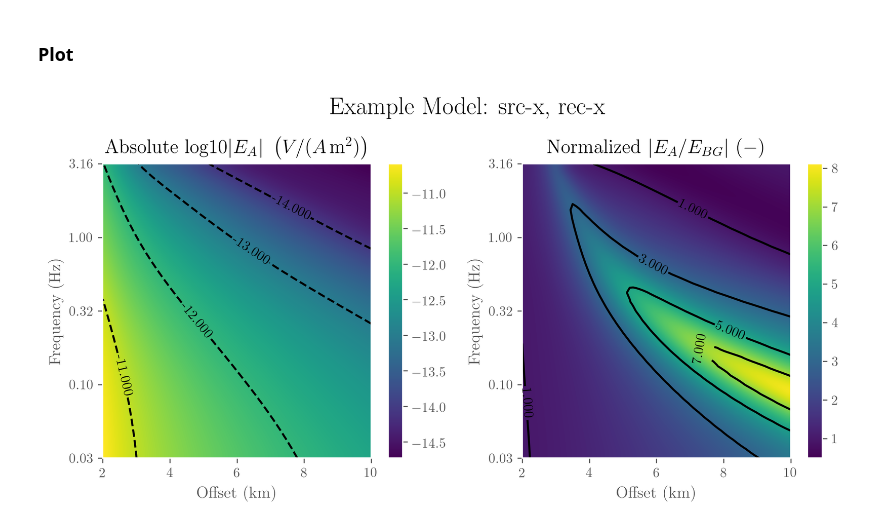
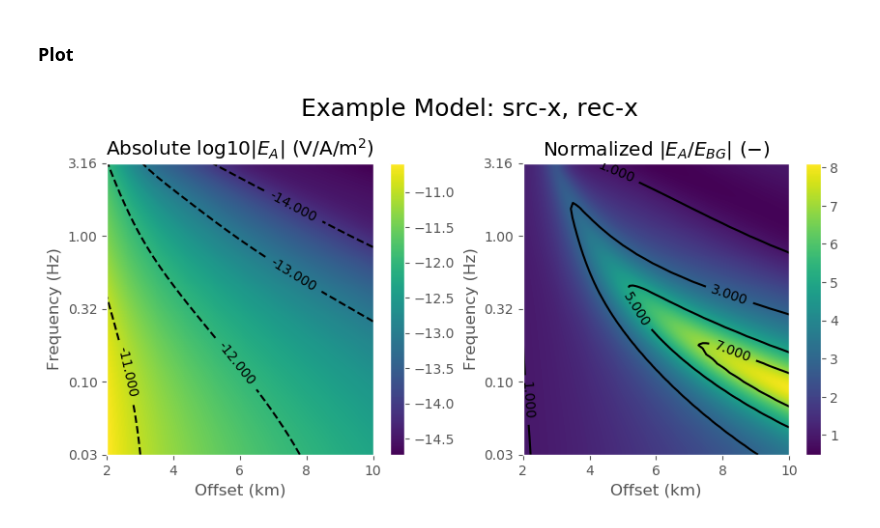
Before and after one commit to emsig/empymod-examples, a Jupyter notebook: 1a_Frequency_Single-and-Crossplot.ipynb, the cells around one changed output. Saved outputs shown, nothing was run; the diff lists cells and outputs as text; code cells hidden in the pictures.

```diff
--- a/1a_Frequency_Single-and-Crossplot.ipynb
+++ b/1a_Frequency_Single-and-Crossplot.ipynb
@@ -3,19 +3,13 @@
 # %%
 import numpy as np                      # NumPy
 import matplotlib.pyplot as plt         # Matplotlib
-from matplotlib import rcParams         # To adjust some plot settings
 
 from empymod import dipole, utils       # Load required empymod functions
-
-# Plot-style adjustments
-%matplotlib inline
-plt.style.use('ggplot')
-rcParams['figure.dpi'] = 300
-rcParams['savefig.dpi'] = 300
-rcParams['text.usetex'] = True
-rcParams['font.serif'] = 'Computer Modern Roman'
-rcParams['font.family'] = 'serif'
-rcParams['font.style'] = 'normal'
+# %%
+# Plot-style adjustments
+%matplotlib inline
+plt.style.use('ggplot')
+plt.rcParams['figure.dpi'] = 100
 # %% [markdown]
 ## Define models
 # %%
@@ -132,37 +126,37 @@ fig.subplots_adjust(wspace=.25, hspace=.4)
 
 # Plot absolute (amplitude) in log10
 ax1 = plt.subplot(1, 2, 2)
 plt.title(r'Normalized $|E_A/E_{BG}|\ (-)$')
 plt.imshow(np.abs(xfEM/xfEMBG), interpolation='bicubic', extent=[fx[0]/1000, fx[-1]/1000, lfreq[0], lfreq[-1]], origin='lower', aspect='auto')
-plt.grid('off')
+plt.grid(False)
 plt.colorbar()
 CS = plt.contour(fx/1000, lfreq, np.abs(xfEM/xfEMBG), [1, 3, 5, 7], colors='k')
 plt.clabel(CS, inline=1, fontsize=10)
 plt.ylim([lfreq[0], lfreq[-1]])
 plt.xlim([fx[0]/1000, fx[-1]/1000])
 plt.xlabel('Offset (km)')
 plt.ylabel('Frequency (Hz)')
 plt.yticks([-1.5, -1, -.5, 0, .5], ('0.03', '0.10', '0.32', '1.00', '3.16'))
 
 # Plot normalized
 ax2 = plt.subplot(1, 2, 1)
-plt.title(r'Absolute log10$|E_A|\ \left(V/(A\,\rm{m}^2)\right)$')
+plt.title(r'Absolute log10$|E_A|$ (V/A/m$^2$)')
 plt.imshow(np.log10(np.abs(xfEM)), interpolation='bicubic', extent=[fx[0]/1000, fx[-1]/1000, lfreq[0], lfreq[-1]], origin='lower', aspect='auto')
-plt.grid('off')
+plt.grid(False)
 plt.colorbar()
 CS = plt.contour(fx/1000, lfreq, np.log10(np.abs(xfEM)), [-14, -13, -12, -11], colors='k')
 plt.clabel(CS, inline=1, fontsize=10)
 plt.ylim([lfreq[0], lfreq[-1]])
 plt.xlim([fx[0]/1000, fx[-1]/1000])
 plt.xlabel('Offset (km)')
 plt.ylabel('Frequency (Hz)')
 plt.yticks([-1.5, -1, -.5, 0, .5], ('0.03', '0.10', '0.32', '1.00', '3.16'))
 
 fig.suptitle(name+': src-x, rec-x', fontsize=18, y=1.05)
 
 plt.show()
 # %% [output]
-[figure, old version]
+[figure, new version]
 # %%
 from empyscripts import versions
 versions('HTML')
```
Also changed, not shown: parts of 3 cells of this notebook, 10 other files.
